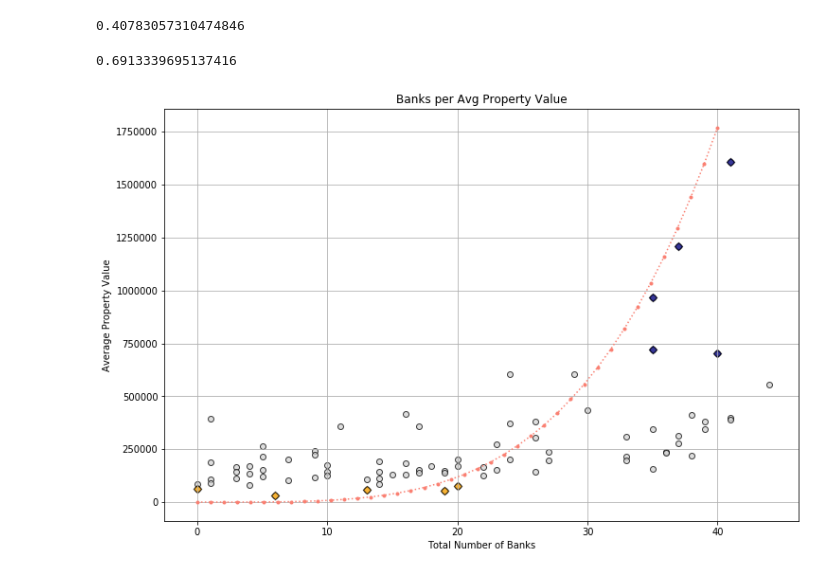
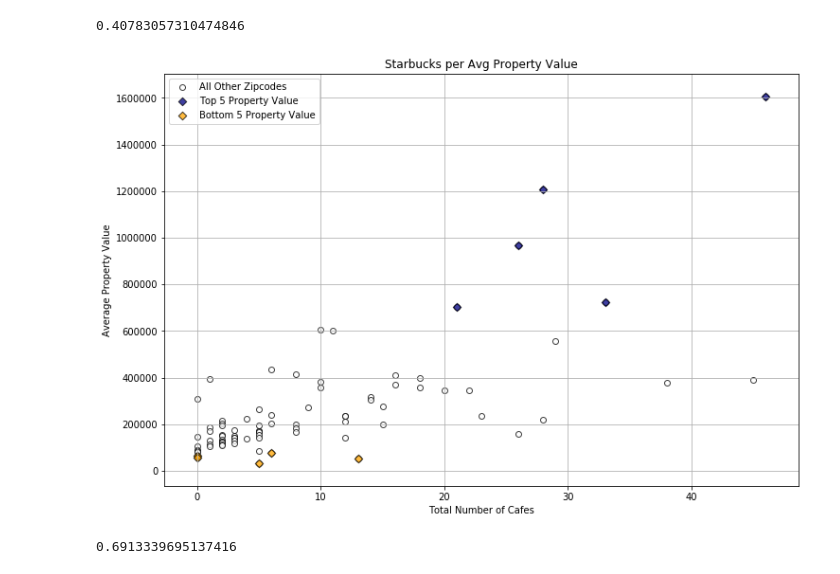
Before and after one commit to amy676767/Group_project, a Jupyter notebook: 2_visualize-property-values-and-businesses.ipynb, the cells around one changed output. Cells and saved outputs as stored; diff of their text form; code cells hidden in the pictures.

```diff
--- a/2_visualize-property-values-and-businesses.ipynb
+++ b/2_visualize-property-values-and-businesses.ipynb
@@ -163,4 +240,28 @@ summary_by_zip_df['supermarket_count'].corr(summary_by_zip_df['MeanPropertyValue
 summary_by_zip_df['hospital_count'].corr(summary_by_zip_df['MeanPropertyValue'])
 # %% [output]
 0.40783057310474846
+# %%
+cafe_x = summary_by_zip_df['cafe_count']
+cafe_y = summary_by_zip_df['MeanPropertyValue']
+cafe_x2 = zip_group_top['cafe_count']
+cafe_y2 = zip_group_top['MeanPropertyValue']
+cafe_x3 = zip_group_bottom['cafe_count']
+cafe_y3 = zip_group_bottom['MeanPropertyValue']
+
+plt.figure(figsize=(12,8))
+
+plt.scatter(cafe_x, cafe_y, label = 'All Other Zipcodes', color = ['white'], edgecolor = 'black', alpha = 0.75, marker = 'o')
+plt.scatter(cafe_x2, cafe_y2, label = 'Top 5 Property Value', color = ['navy'], edgecolor = 'black', alpha = 0.75, marker = 'D')
+plt.scatter(cafe_x3, cafe_y3, label = 'Bottom 5 Property Value', color = ['orange'], edgecolor = 'black', alpha = 0.75, marker = 'D')
+
+#plt.gca().invert_yaxis()
+
+plt.legend()
+plt.xlabel('Total Number of Cafes')
+plt.ylabel('Average Property Value')
+plt.title('Starbucks per Avg Property Value')
+plt.grid()
+plt.show()
+# %% [output]
+[figure, added]
 # %%
@@ -168,26 +269,2 @@ summary_by_zip_df['cafe_count'].corr(summary_by_zip_df['MeanPropertyValue'])
 # %% [output]
 0.6913339695137416
-# %%
-bank_x = summary_by_zip_df['bank_count']
-bank_y = summary_by_zip_df['MeanPropertyValue']
-bank_x2 = zip_group_top['bank_count']
-bank_y2 = zip_group_top['MeanPropertyValue']
-bank_x3 = zip_group_bottom['bank_count']
-bank_y3 = zip_group_bottom['MeanPropertyValue']
-
-plt.figure(figsize=(12,8))
-
-plt.scatter(bank_x, bank_y, label = 'banks', color = ['lightgray'], edgecolor = 'black', alpha = 0.75, marker = 'o')
-plt.scatter(bank_x2, bank_y2, label = 'banks', color = ['navy'], edgecolor = 'black', alpha = 0.75, marker = 'D')
-plt.scatter(bank_x3, bank_y3, label = 'banks', color = ['orange'], edgecolor = 'black', alpha = 0.75, marker = 'D')
-
-
-plt.plot(np.linspace(0, 40, 40), np.power(np.linspace(0, 40, 40), 3.9), c= "salmon", marker='.', linestyle=':')
-
-plt.xlabel('Total Number of Banks')
-plt.ylabel('Average Property Value')
-plt.title('Banks per Avg Property Value')
-plt.grid()
-plt.show()
-# %% [output]
-[figure, removed]
```
Also changed, not shown: parts of 8 cells of this notebook, 1 other file.
